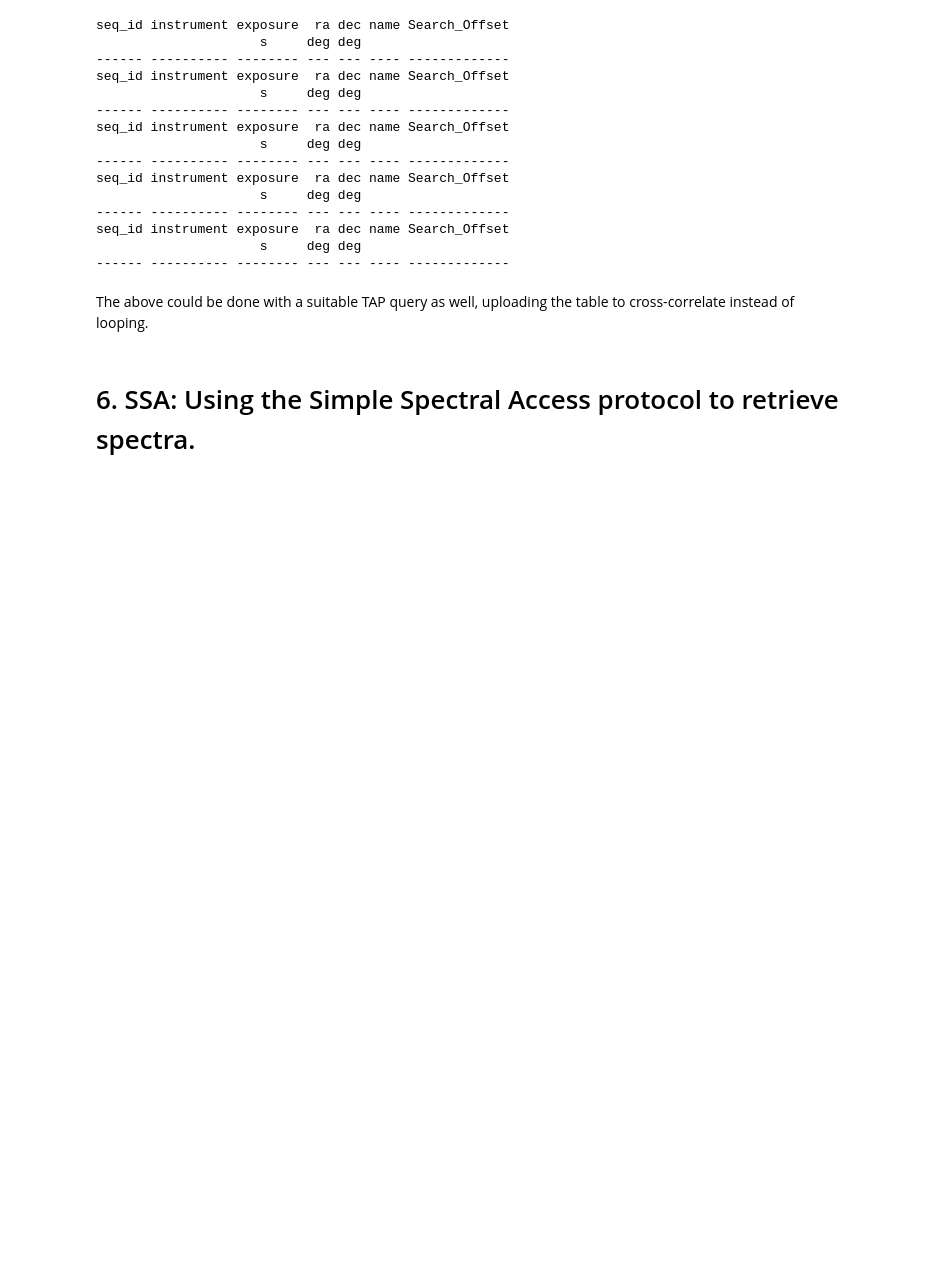
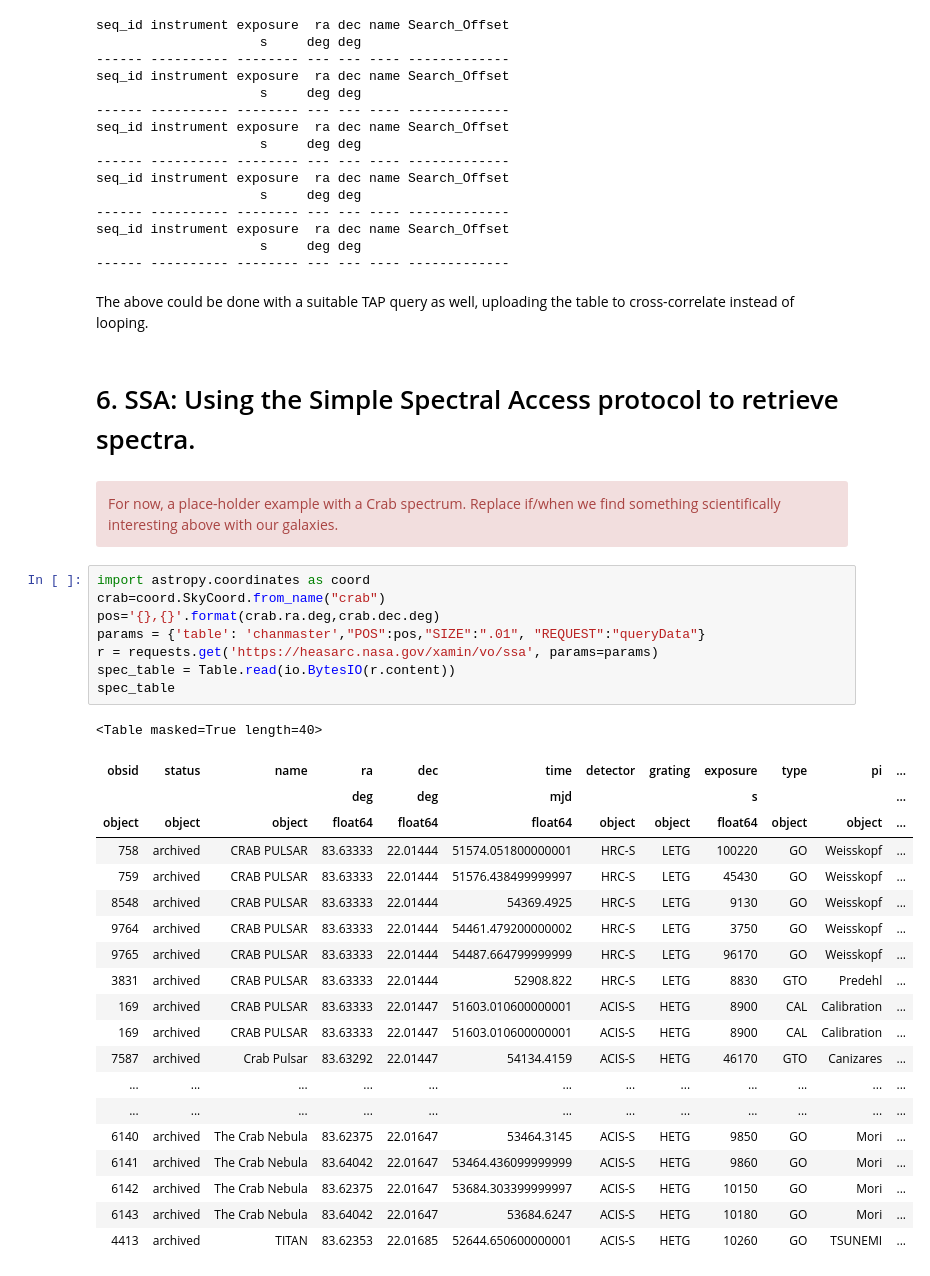
Before and after one commit to trjaffe/navo.old, a Jupyter notebook: heasarc_queries_v6.ipynb, the cells around one changed output. Drawn from its saved outputs; the diff is of its cells as text; blank space fills up the shorter version.

```diff
--- a/heasarc_queries_v6.ipynb
+++ b/heasarc_queries_v6.ipynb
@@ -511,3 +511,36 @@ The above could be done with a suitable TAP query as well, uploading the table t
 # %% [markdown]
 <a id="ssa"></a>
 # 6. SSA:  Using the Simple Spectral Access protocol to retrieve spectra.
+# %% [markdown]
+<div class="alert alert-block alert-danger">
+For now, a place-holder example with a Crab spectrum.  Replace if/when we find something scientifically interesting above with our galaxies.
+</div>
+# %%
+import astropy.coordinates as coord
+crab=coord.SkyCoord.from_name("crab")
+pos='{},{}'.format(crab.ra.deg,crab.dec.deg)
+params = {'table': 'chanmaster',"POS":pos,"SIZE":".01", "REQUEST":"queryData"}
+r = requests.get('https://heasarc.nasa.gov/xamin/vo/ssa', params=params)
+spec_table = Table.read(io.BytesIO(r.content))
+spec_table
+# %% [output]
+<Table masked=True length=40>
+| obsid | status | name | ra | dec | time | detector | grating | exposure | type | pi | ... |
+|  |  |  | deg | deg | mjd |  |  | s |  |  | ... |
+| object | object | object | float64 | float64 | float64 | object | object | float64 | object | object | ... |
+| 758 | archived | CRAB PULSAR | 83.63333 | 22.01444 | 51574.051800000001 | HRC-S | LETG | 100220 | GO | Weisskopf | ... |
+| 759 | archived | CRAB PULSAR | 83.63333 | 22.01444 | 51576.438499999997 | HRC-S | LETG | 45430 | GO | Weisskopf | ... |
+| 8548 | archived | CRAB PULSAR | 83.63333 | 22.01444 | 54369.4925 | HRC-S | LETG | 9130 | GO | Weisskopf | ... |
+| 9764 | archived | CRAB PULSAR | 83.63333 | 22.01444 | 54461.479200000002 | HRC-S | LETG | 3750 | GO | Weisskopf | ... |
+| 9765 | archived | CRAB PULSAR | 83.63333 | 22.01444 | 54487.664799999999 | HRC-S | LETG | 96170 | GO | Weisskopf | ... |
+| 3831 | archived | CRAB PULSAR | 83.63333 | 22.01444 | 52908.822 | HRC-S | LETG | 8830 | GTO | Predehl | ... |
+| 169 | archived | CRAB PULSAR | 83.63333 | 22.01447 | 51603.010600000001 | ACIS-S | HETG | 8900 | CAL | Calibration | ... |
+| 169 | archived | CRAB PULSAR | 83.63333 | 22.01447 | 51603.010600000001 | ACIS-S | HETG | 8900 | CAL | Calibration | ... |
+| 7587 | archived | Crab Pulsar | 83.63292 | 22.01447 | 54134.4159 | ACIS-S | HETG | 46170 | GTO | Canizares | ... |
+| ... | ... | ... | ... | ... | ... | ... | ... | ... | ... | ... | ... |
+| ... | ... | ... | ... | ... | ... | ... | ... | ... | ... | ... | ... |
+| 6140 | archived | The Crab Nebula | 83.62375 | 22.01647 | 53464.3145 | ACIS-S | HETG | 9850 | GO | Mori | ... |
+| 6141 | archived | The Crab Nebula | 83.64042 | 22.01647 | 53464.436099999999 | ACIS-S | HETG | 9860 | GO | Mori | ... |
+| 6142 | archived | The Crab Nebula | 83.62375 | 22.01647 | 53684.303399999997 | ACIS-S | HETG | 10150 | GO | Mori | ... |
+| 6143 | archived | The Crab Nebula | 83.64042 | 22.01647 | 53684.6247 | ACIS-S | HETG | 10180 | GO | Mori | ... |
+| 4413 | archived | TITAN | 83.62353 | 22.01685 | 52644.650600000001 | ACIS-S | HETG | 10260 | GO | TSUNEMI | ... |
```
Also changed, not shown: parts of 2 cells of this notebook.
